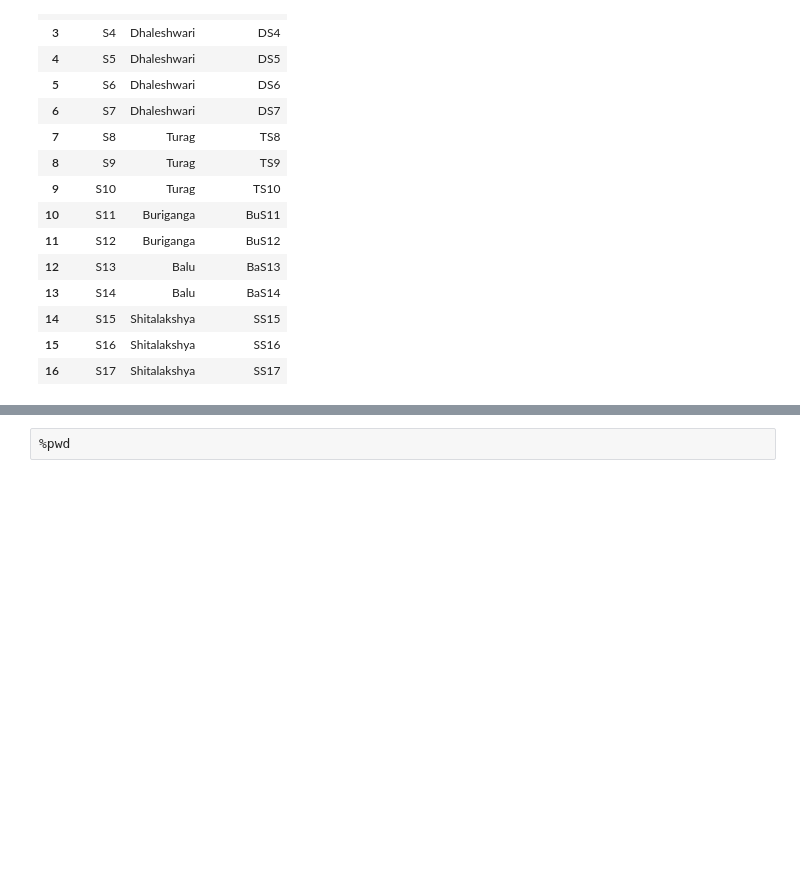
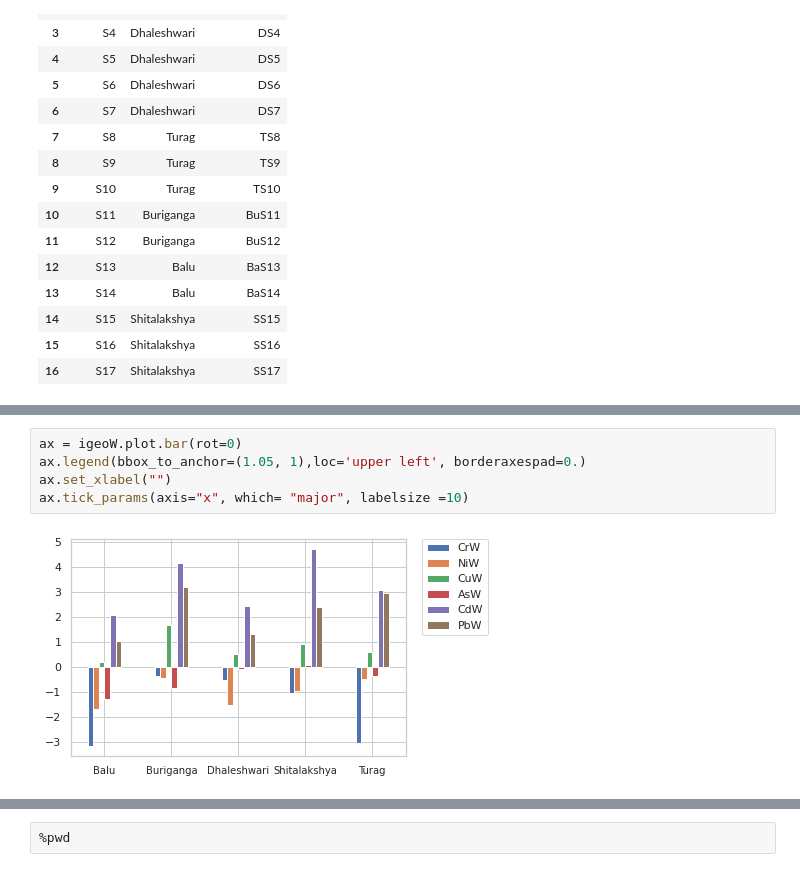
Before and after one commit to rakibhhridoy/OnGoingStudy, a Jupyter notebook: Shitalakshya/Python/sample.ipynb, the cells around one changed output, grey strips where cells are left out. Drawn from its saved outputs; the diff is of its cells as text; blank space fills up the shorter version.

```diff
--- a/Shitalakshya/Python/sample.ipynb
+++ b/Shitalakshya/Python/sample.ipynb
@@ -263,0 +319,7 @@ igeo
+# %%
+ax = igeoW.plot.bar(rot=0)
+ax.legend(bbox_to_anchor=(1.05, 1),loc='upper left', borderaxespad=0.)
+ax.set_xlabel("")
+ax.tick_params(axis="x", which= "major", labelsize =10)
+# %% [output]
+[figure, added]
```
Also changed, not shown: parts of 13 cells of this notebook, 4 other files.
